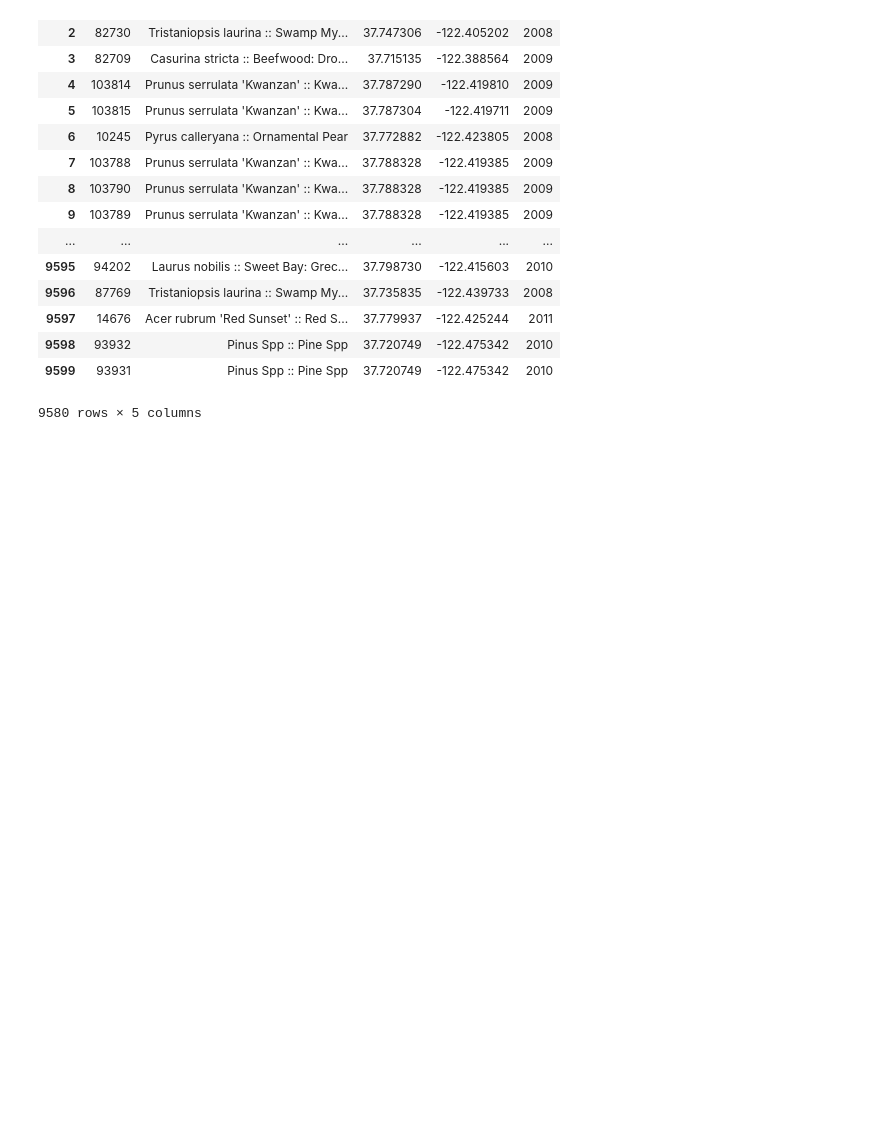
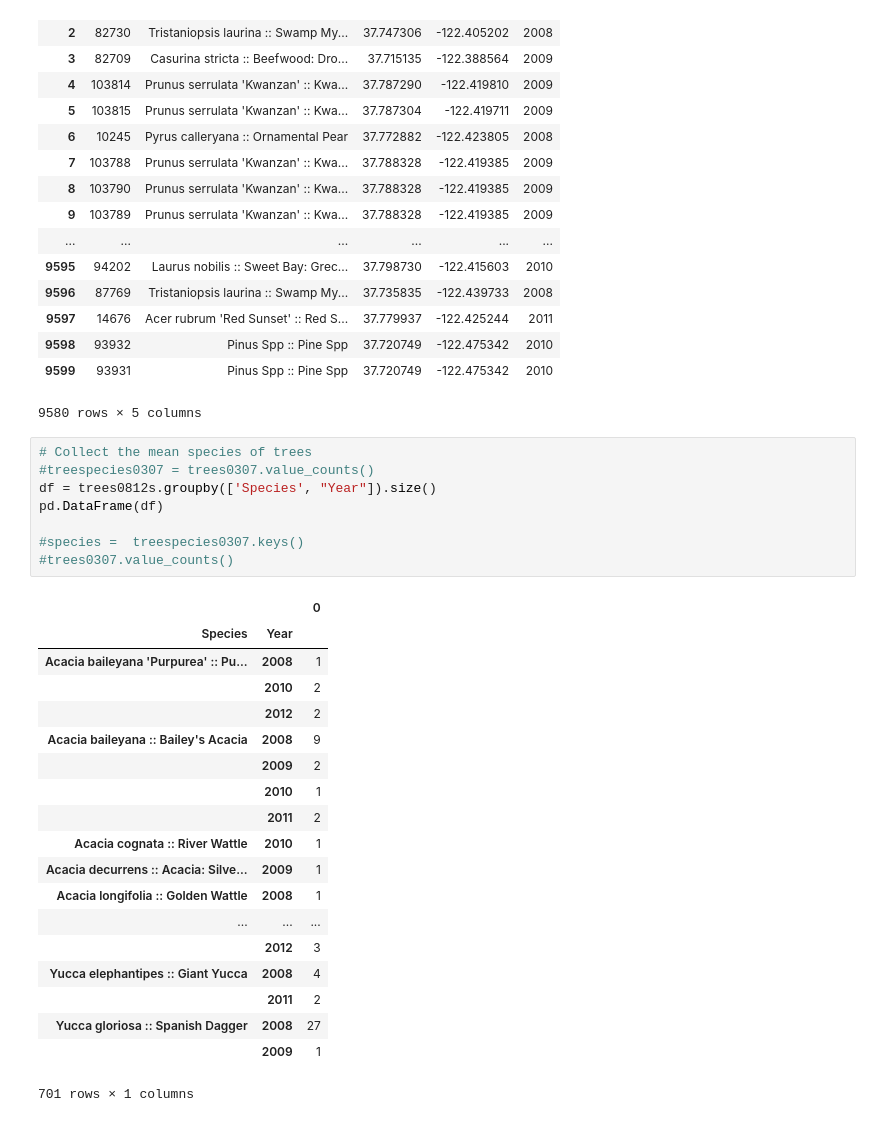
Before and after one commit to mahlonduke/Project_1, a Jupyter notebook: Source Data/ Crimes&Tree0812.ipynb, the cells around one changed output. Drawn from its saved outputs; the diff is of its cells as text; blank space fills up the shorter version.

```diff
--- a/Source Data/ Crimes&Tree0812.ipynb
+++ b/Source Data/ Crimes&Tree0812.ipynb
@@ -191,3 +191,31 @@ trees0812s
 | 9598 | 93932 | Pinus Spp :: Pine Spp | 37.720749 | -122.475342 | 2010 |
 | 9599 | 93931 | Pinus Spp :: Pine Spp | 37.720749 | -122.475342 | 2010 |
 9580 rows × 5 columns
+# %%
+# Collect the mean species of trees
+#treespecies0307 = trees0307.value_counts()
+df = trees0812s.groupby(['Species', "Year"]).size()
+pd.DataFrame(df)
+
+#species =  treespecies0307.keys()
+#trees0307.value_counts()
+# %% [output]
+|  |  | 0 |
+| Species | Year |  |
+| Acacia baileyana 'Purpurea' :: Pu... | 2008 | 1 |
+|  | 2010 | 2 |
+|  | 2012 | 2 |
+| Acacia baileyana :: Bailey's Acacia | 2008 | 9 |
+|  | 2009 | 2 |
+|  | 2010 | 1 |
+|  | 2011 | 2 |
+| Acacia cognata :: River Wattle | 2010 | 1 |
+| Acacia decurrens :: Acacia: Silve... | 2009 | 1 |
+| Acacia longifolia :: Golden Wattle | 2008 | 1 |
+| ... | ... | ... |
+|  | 2012 | 3 |
+| Yucca elephantipes :: Giant Yucca | 2008 | 4 |
+|  | 2011 | 2 |
+| Yucca gloriosa :: Spanish Dagger | 2008 | 27 |
+|  | 2009 | 1 |
+701 rows × 1 columns
```
Also changed, not shown: 3 other files.
